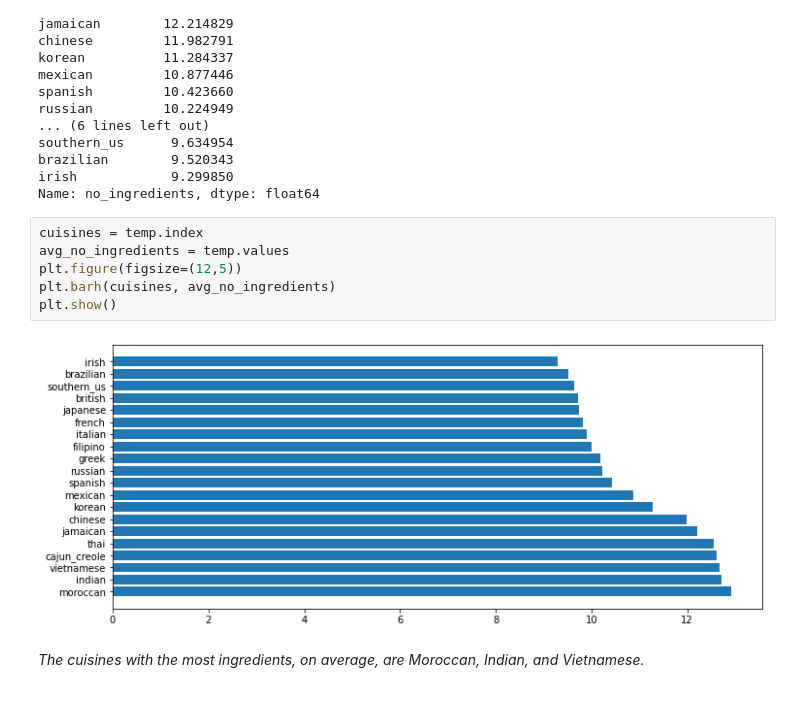
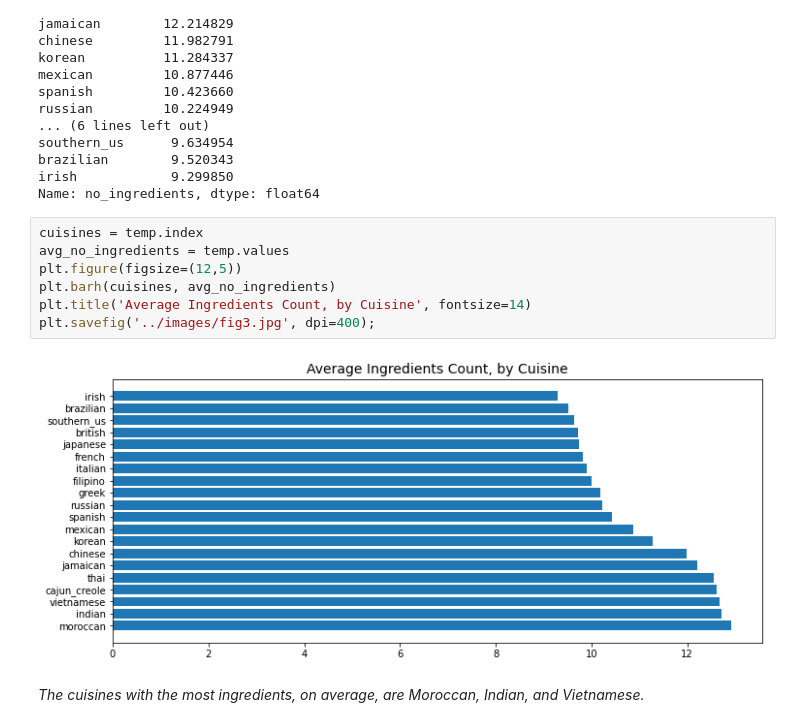
Before and after one commit to CristinaSahoo/What-s-Cooking, a Jupyter notebook: code/EDA.ipynb, the cells around one changed output. Drawn from its saved outputs; the diff is of its cells as text.

```diff
--- a/code/EDA.ipynb
+++ b/code/EDA.ipynb
@@ -83,11 +85,12 @@ Name: no_ingredients, dtype: float64
 # %%
 cuisines = temp.index
 avg_no_ingredients = temp.values
 plt.figure(figsize=(12,5))
 plt.barh(cuisines, avg_no_ingredients)
-plt.show()
+plt.title('Average Ingredients Count, by Cuisine', fontsize=14)
+plt.savefig('../images/fig3.jpg', dpi=400);
 # %% [output]
-[figure, old version]
+[figure, new version]
 # %% [markdown]
 *The cuisines with the most ingredients, on average, are Moroccan, Indian, and Vietnamese.*
 # %% [markdown]
```
Also changed, not shown: parts of 4 cells of this notebook, 5 other files.
